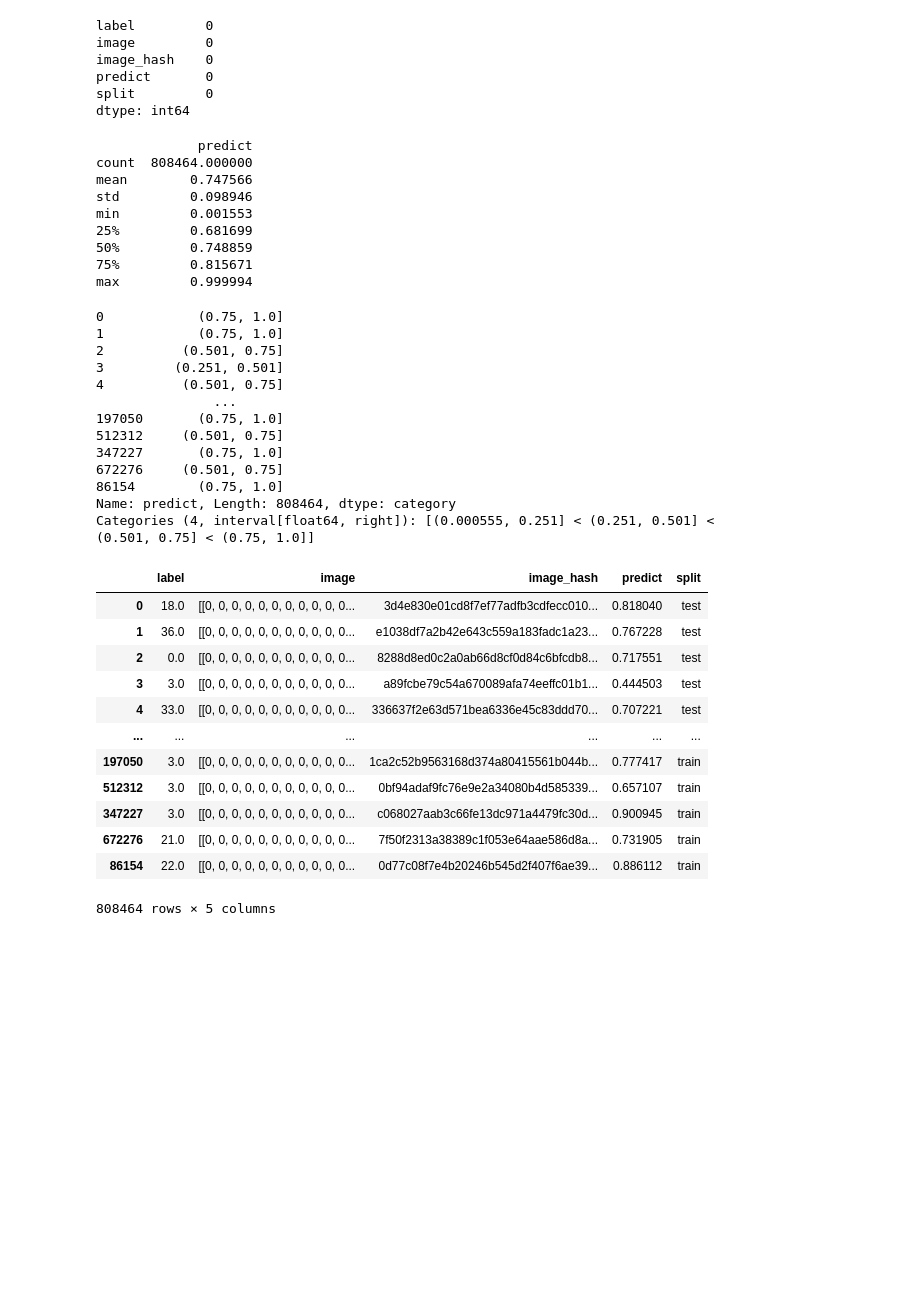
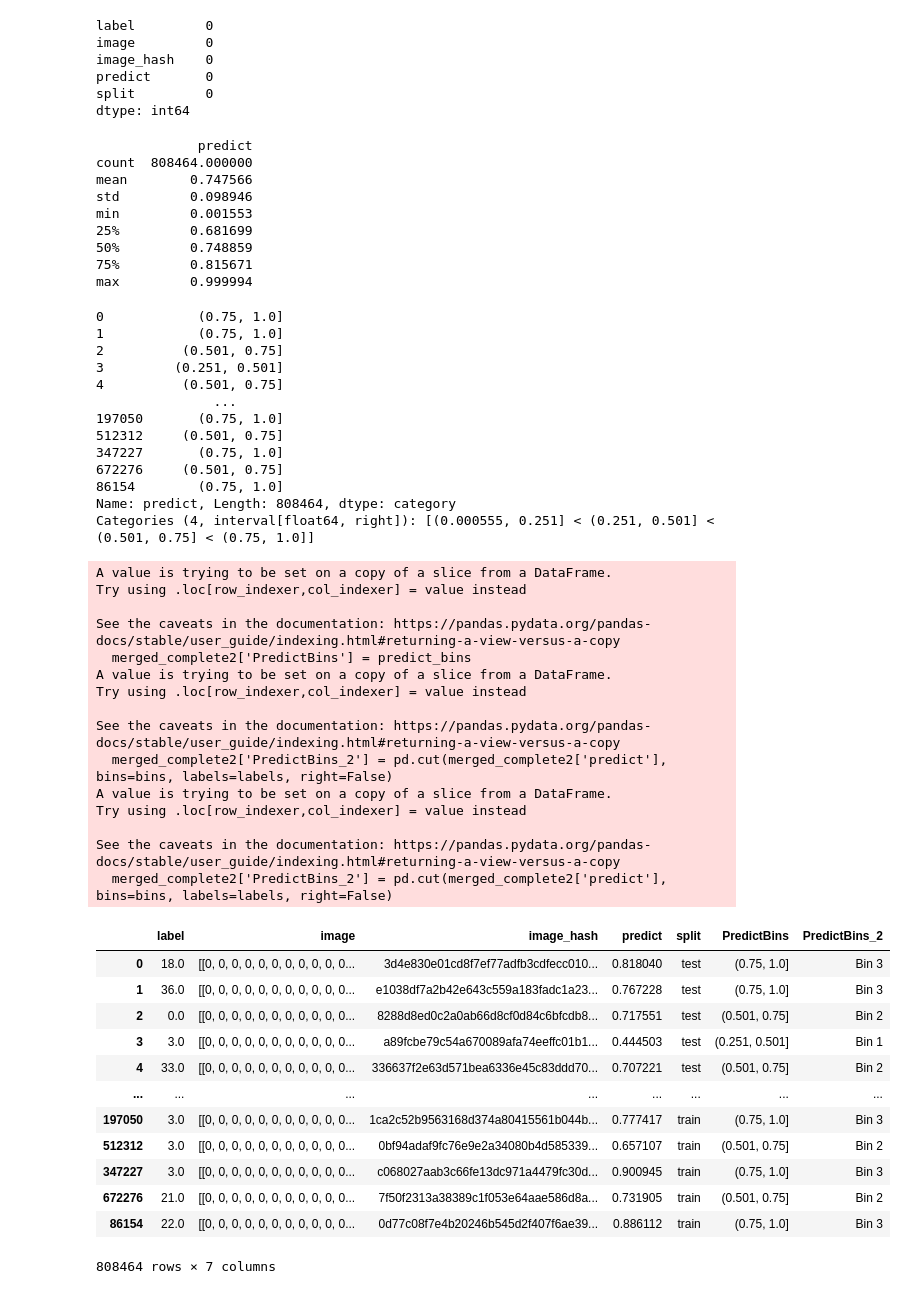
Before and after one commit to Kcole3/datasci_223, a Jupyter notebook: exercises/2-data-munging/exercise-dirty_emnist.ipynb, the cells around one changed output. Cells and saved outputs as stored; diff of their text form; code cells hidden in the pictures; blank space fills up the shorter version.

```diff
--- a/exercises/2-data-munging/exercise-dirty_emnist.ipynb
+++ b/exercises/2-data-munging/exercise-dirty_emnist.ipynb
@@ -404,48 +374,77 @@ print(merged_complete2.describe()) #ensure values are within the range of normal
 
 #Add Bin for predict columns
 predict_bins = pd.cut(merged_complete2['predict'], 4)
 display(predict_bins)
 
-# merged_complete2['PredictBins'] = predict_bins
+merged_complete2['PredictBins'] = predict_bins
 
-# Display the DataFrame with the new column
+# Define bins and labels
+bins = [0.251, 0.501, 0.75, 1.00,float('inf')]  # Bins boundaries
+labels = ['Bin 1', 'Bin 2', 'Bin 3', 'Bin 4']  # Corresponding labels
+
+# Create a new categorical column
+merged_complete2['PredictBins_2'] = pd.cut(merged_complete2['predict'], bins=bins, labels=labels, right=False)
+
+# Define bins and labels
+bins = [0.251, 0.501, 0.75, 1.00,float('inf')]  # Bins boundaries
+labels = ['Bin 1', 'Bin 2', 'Bin 3', 'Bin 4']  # Corresponding labels
+
+# Create a new categorical column
+merged_complete2['PredictBins_2'] = pd.cut(merged_complete2['predict'], bins=bins, labels=labels, right=False)
+
+# Display the DataFrame
 display(merged_complete2)
 # %% [output]
              predict
 count  808464.000000
 mean        0.747566
 std         0.098946
 min         0.001553
 25%         0.681699
 50%         0.748859
 75%         0.815671
 max         0.999994
 0            (0.75, 1.0]
 1            (0.75, 1.0]
 2          (0.501, 0.75]
 3         (0.251, 0.501]
 4          (0.501, 0.75]
                ...
 197050       (0.75, 1.0]
 512312     (0.501, 0.75]
 347227       (0.75, 1.0]
 672276     (0.501, 0.75]
 86154        (0.75, 1.0]
 Name: predict, Length: 808464, dtype: category
 Categories (4, interval[float64, right]): [(0.000555, 0.251] < (0.251, 0.501] < (0.501, 0.75] < (0.75, 1.0]]
+A value is trying to be set on a copy of a slice from a DataFrame.
+Try using .loc[row_indexer,col_indexer] = value instead
+
+See the caveats in the documentation: https://pandas.pydata.org/pandas-docs/stable/user_guide/indexing.html#returning-a-view-versus-a-copy
+  merged_complete2['PredictBins'] = predict_bins
+A value is trying to be set on a copy of a slice from a DataFrame.
+Try using .loc[row_indexer,col_indexer] = value instead
+
+See the caveats in the documentation: https://pandas.pydata.org/pandas-docs/stable/user_guide/indexing.html#returning-a-view-versus-a-copy
+  merged_complete2['PredictBins_2'] = pd.cut(merged_complete2['predict'], bins=bins, labels=labels, right=False)
+A value is trying to be set on a copy of a slice from a DataFrame.
+Try using .loc[row_indexer,col_indexer] = value instead
+
+See the caveats in the documentation: https://pandas.pydata.org/pandas-docs/stable/user_guide/indexing.html#returning-a-view-versus-a-copy
+  merged_complete2['PredictBins_2'] = pd.cut(merged_complete2['predict'], bins=bins, labels=labels, right=False)
-|  | label | image | image_hash | predict | split |
-| 0 | 18.0 | [[0, 0, 0, 0, 0, 0, 0, 0, 0, 0, 0... | 3d4e830e01cd8f7ef77adfb3cdfecc010... | 0.818040 | test |
-| 1 | 36.0 | [[0, 0, 0, 0, 0, 0, 0, 0, 0, 0, 0... | e1038df7a2b42e643c559a183fadc1a23... | 0.767228 | test |
-| 2 | 0.0 | [[0, 0, 0, 0, 0, 0, 0, 0, 0, 0, 0... | 8288d8ed0c2a0ab66d8cf0d84c6bfcdb8... | 0.717551 | test |
-| 3 | 3.0 | [[0, 0, 0, 0, 0, 0, 0, 0, 0, 0, 0... | a89fcbe79c54a670089afa74eeffc01b1... | 0.444503 | test |
-| 4 | 33.0 | [[0, 0, 0, 0, 0, 0, 0, 0, 0, 0, 0... | 336637f2e63d571bea6336e45c83ddd70... | 0.707221 | test |
-| ... | ... | ... | ... | ... | ... |
-| 197050 | 3.0 | [[0, 0, 0, 0, 0, 0, 0, 0, 0, 0, 0... | 1ca2c52b9563168d374a80415561b044b... | 0.777417 | train |
-| 512312 | 3.0 | [[0, 0, 0, 0, 0, 0, 0, 0, 0, 0, 0... | 0bf94adaf9fc76e9e2a34080b4d585339... | 0.657107 | train |
-| 347227 | 3.0 | [[0, 0, 0, 0, 0, 0, 0, 0, 0, 0, 0... | c068027aab3c66fe13dc971a4479fc30d... | 0.900945 | train |
-| 672276 | 21.0 | [[0, 0, 0, 0, 0, 0, 0, 0, 0, 0, 0... | 7f50f2313a38389c1f053e64aae586d8a... | 0.731905 | train |
-| 86154 | 22.0 | [[0, 0, 0, 0, 0, 0, 0, 0, 0, 0, 0... | 0d77c08f7e4b20246b545d2f407f6ae39... | 0.886112 | train |
+|  | label | image | image_hash | predict | split | PredictBins | PredictBins_2 |
+| 0 | 18.0 | [[0, 0, 0, 0, 0, 0, 0, 0, 0, 0, 0... | 3d4e830e01cd8f7ef77adfb3cdfecc010... | 0.818040 | test | (0.75, 1.0] | Bin 3 |
+| 1 | 36.0 | [[0, 0, 0, 0, 0, 0, 0, 0, 0, 0, 0... | e1038df7a2b42e643c559a183fadc1a23... | 0.767228 | test | (0.75, 1.0] | Bin 3 |
+| 2 | 0.0 | [[0, 0, 0, 0, 0, 0, 0, 0, 0, 0, 0... | 8288d8ed0c2a0ab66d8cf0d84c6bfcdb8... | 0.717551 | test | (0.501, 0.75] | Bin 2 |
+| 3 | 3.0 | [[0, 0, 0, 0, 0, 0, 0, 0, 0, 0, 0... | a89fcbe79c54a670089afa74eeffc01b1... | 0.444503 | test | (0.251, 0.501] | Bin 1 |
+| 4 | 33.0 | [[0, 0, 0, 0, 0, 0, 0, 0, 0, 0, 0... | 336637f2e63d571bea6336e45c83ddd70... | 0.707221 | test | (0.501, 0.75] | Bin 2 |
+| ... | ... | ... | ... | ... | ... | ... | ... |
+| 197050 | 3.0 | [[0, 0, 0, 0, 0, 0, 0, 0, 0, 0, 0... | 1ca2c52b9563168d374a80415561b044b... | 0.777417 | train | (0.75, 1.0] | Bin 3 |
+| 512312 | 3.0 | [[0, 0, 0, 0, 0, 0, 0, 0, 0, 0, 0... | 0bf94adaf9fc76e9e2a34080b4d585339... | 0.657107 | train | (0.501, 0.75] | Bin 2 |
+| 347227 | 3.0 | [[0, 0, 0, 0, 0, 0, 0, 0, 0, 0, 0... | c068027aab3c66fe13dc971a4479fc30d... | 0.900945 | train | (0.75, 1.0] | Bin 3 |
+| 672276 | 21.0 | [[0, 0, 0, 0, 0, 0, 0, 0, 0, 0, 0... | 7f50f2313a38389c1f053e64aae586d8a... | 0.731905 | train | (0.501, 0.75] | Bin 2 |
+| 86154 | 22.0 | [[0, 0, 0, 0, 0, 0, 0, 0, 0, 0, 0... | 0d77c08f7e4b20246b545d2f407f6ae39... | 0.886112 | train | (0.75, 1.0] | Bin 3 |
-808464 rows × 5 columns
+808464 rows × 7 columns
 # %%
 #4. Address label issues and create a new label column. Recategorize into numbers and letters
 
```
Also changed, not shown: parts of 8 cells of this notebook.
